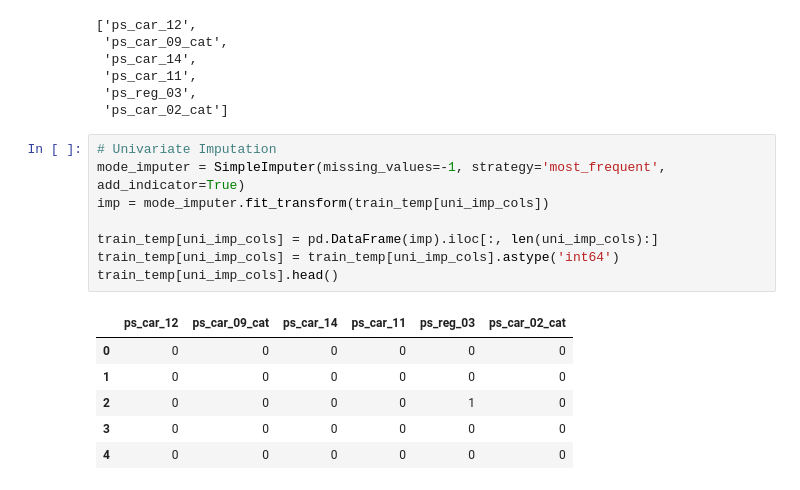
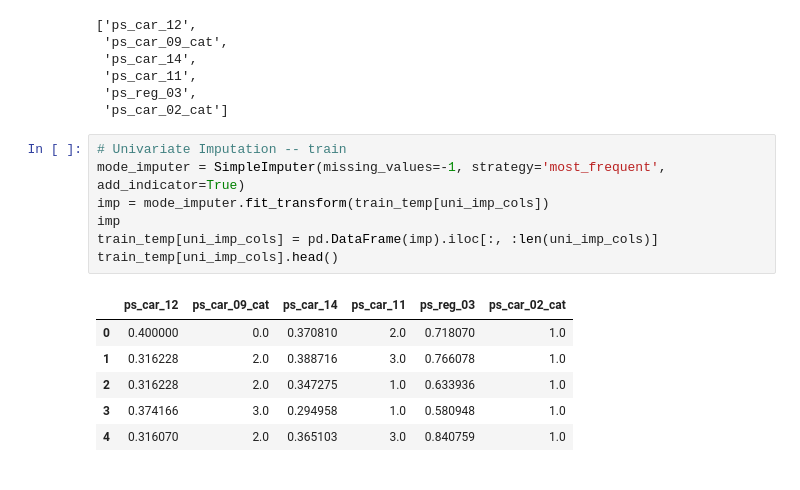
Before and after one commit to SarahLuym/WhaleDataScienceProject, a Jupyter notebook: data/Whole_Project.ipynb, the cells around one changed output. Cells and saved outputs as stored; diff of their text form.

Commit message:
whole project
finish data cleaning

```diff
--- a/data/Whole_Project.ipynb
+++ b/data/Whole_Project.ipynb
@@ -295,17 +297,16 @@ uni_imp_cols
  'ps_reg_03',
  'ps_car_02_cat']
 # %%
-# Univariate Imputation
+# Univariate Imputation -- train
 mode_imputer = SimpleImputer(missing_values=-1, strategy='most_frequent', add_indicator=True)
 imp = mode_imputer.fit_transform(train_temp[uni_imp_cols])
-
-train_temp[uni_imp_cols] = pd.DataFrame(imp).iloc[:, len(uni_imp_cols):]
-train_temp[uni_imp_cols] = train_temp[uni_imp_cols].astype('int64')
+imp
+train_temp[uni_imp_cols] = pd.DataFrame(imp).iloc[:, :len(uni_imp_cols)]
 train_temp[uni_imp_cols].head()
 # %% [output]
 |  | ps_car_12 | ps_car_09_cat | ps_car_14 | ps_car_11 | ps_reg_03 | ps_car_02_cat |
-| 0 | 0 | 0 | 0 | 0 | 0 | 0 |
-| 1 | 0 | 0 | 0 | 0 | 0 | 0 |
-| 2 | 0 | 0 | 0 | 0 | 1 | 0 |
-| 3 | 0 | 0 | 0 | 0 | 0 | 0 |
-| 4 | 0 | 0 | 0 | 0 | 0 | 0 |
+| 0 | 0.400000 | 0.0 | 0.370810 | 2.0 | 0.718070 | 1.0 |
+| 1 | 0.316228 | 2.0 | 0.388716 | 3.0 | 0.766078 | 1.0 |
+| 2 | 0.316228 | 2.0 | 0.347275 | 1.0 | 0.633936 | 1.0 |
+| 3 | 0.374166 | 3.0 | 0.294958 | 1.0 | 0.580948 | 1.0 |
+| 4 | 0.316070 | 2.0 | 0.365103 | 3.0 | 0.840759 | 1.0 |
```
Also changed, not shown: parts of 11 cells of this notebook.
